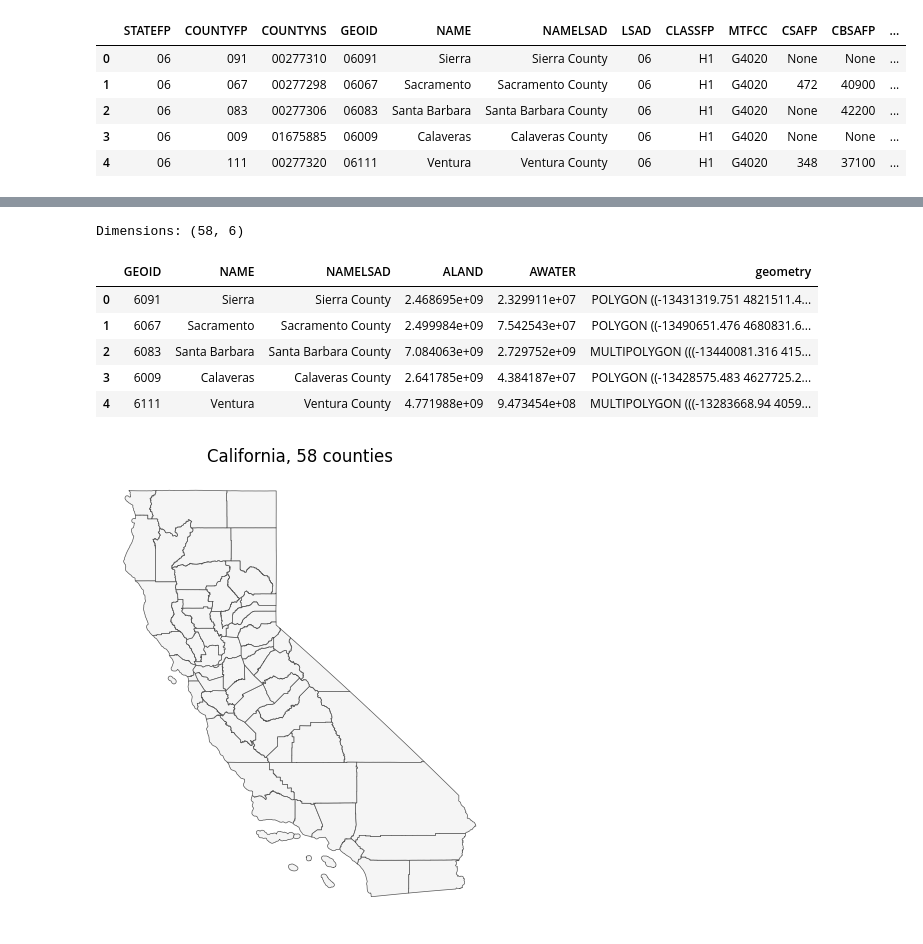
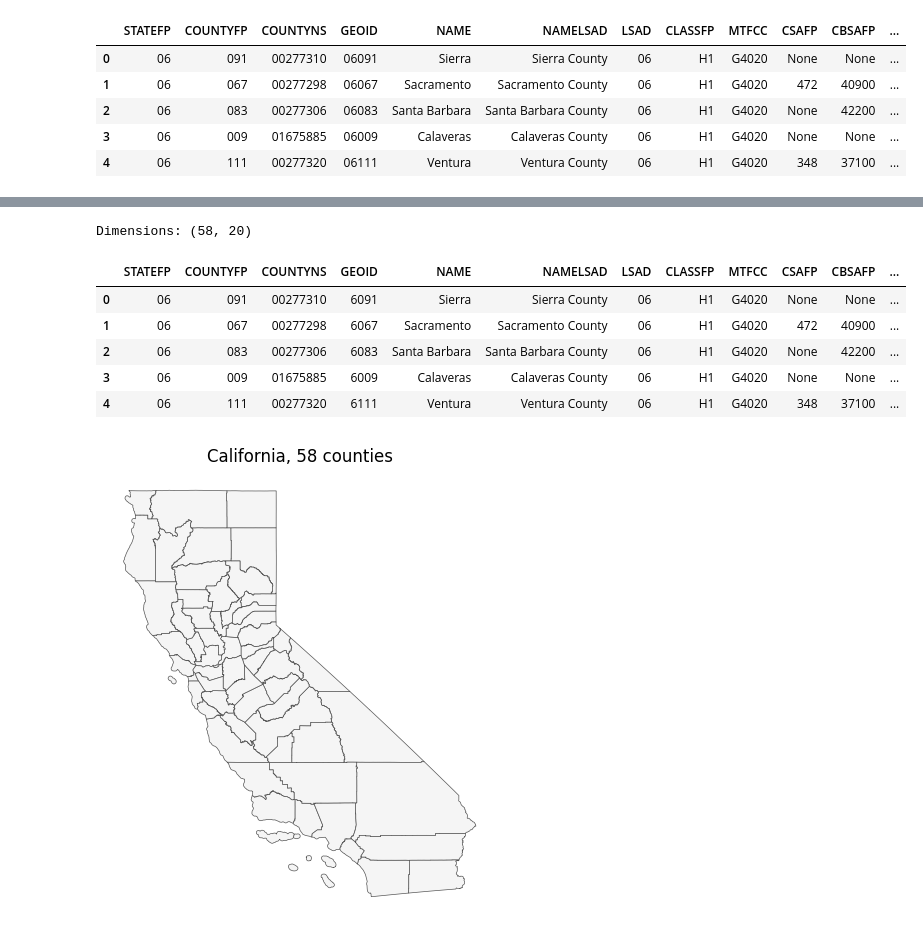
Before and after one commit to HowardChen0211/gisPy, a Jupyter notebook: ProblemSets_map.ipynb, the cells around one changed output, grey strips where cells are left out. Drawn from its saved outputs; the diff is of its cells as text; code cells hidden in the pictures.

```diff
--- a/ProblemSets_map.ipynb
+++ b/ProblemSets_map.ipynb
@@ -23,9 +22,10 @@ import os, zipfile
 import pandas as pd
 import matplotlib.pyplot as plt
 import seaborn as sns
-import geopandas as gpd # gis/maps
+import geopandas as gpd # # GIS / maps
+import mapclassify  # required by geopandas for scheme="quantiles"
 
-import mapclassify # need for thematic map classification
+pd.set_option("display.float_format", "{:,.2f}".format)
 
 # will display all output not just last command
 from IPython.core.interactiveshell import InteractiveShell
@@ -70,0 +67,6 @@ CA_Places_Boundaries.zip    CA_State.cpg
+# %%
+state = gpd.read_file("CA_State.shp")
+counties = gpd.read_file("CA_Counties.shp")
+cities = gpd.read_file("CA_Places.shp")
+
+print("State:", state.shape, "| Counties:", counties.shape, "| Places:", cities.shape)
@@ -157,21 +143,17 @@ Index(['STATEFP', 'COUNTYFP', 'COUNTYNS', 'GEOID', 'NAME', 'NAMELSAD', 'LSAD',
 # %%
-# Select the column I need
-cols = ["GEOID", "NAME", "NAMELSAD", "ALAND", "AWATER", "geometry"]
-counties = ca_counties[cols].copy() # don't alter the original data
-
 # Convert the GEOID dtypes
-counties["GEOID"] = counties["GEOID"].astype(int)
+counties["GEOID"] = counties["GEOID"].astype(int) # "06001" -> 6001, to match ACS FIPS
 
 print("Dimensions:", counties.shape)
 counties.head()
 # %% [output]
-Dimensions: (58, 6)
+Dimensions: (58, 20)
-|  | GEOID | NAME | NAMELSAD | ALAND | AWATER | geometry |
-| 0 | 6091 | Sierra | Sierra County | 2.468695e+09 | 2.329911e+07 | POLYGON ((-13431319.751 4821511.4... |
-| 1 | 6067 | Sacramento | Sacramento County | 2.499984e+09 | 7.542543e+07 | POLYGON ((-13490651.476 4680831.6... |
-| 2 | 6083 | Santa Barbara | Santa Barbara County | 7.084063e+09 | 2.729752e+09 | MULTIPOLYGON (((-13440081.316 415... |
-| 3 | 6009 | Calaveras | Calaveras County | 2.641785e+09 | 4.384187e+07 | POLYGON ((-13428575.483 4627725.2... |
-| 4 | 6111 | Ventura | Ventura County | 4.771988e+09 | 9.473454e+08 | MULTIPOLYGON (((-13283668.94 4059... |
+|  | STATEFP | COUNTYFP | COUNTYNS | GEOID | NAME | NAMELSAD | LSAD | CLASSFP | MTFCC | CSAFP | CBSAFP | ... |
+| 0 | 06 | 091 | 00277310 | 6091 | Sierra | Sierra County | 06 | H1 | G4020 | None | None | ... |
+| 1 | 06 | 067 | 00277298 | 6067 | Sacramento | Sacramento County | 06 | H1 | G4020 | 472 | 40900 | ... |
+| 2 | 06 | 083 | 00277306 | 6083 | Santa Barbara | Santa Barbara County | 06 | H1 | G4020 | None | 42200 | ... |
+| 3 | 06 | 009 | 01675885 | 6009 | Calaveras | Calaveras County | 06 | H1 | G4020 | None | None | ... |
+| 4 | 06 | 111 | 00277320 | 6111 | Ventura | Ventura County | 06 | H1 | G4020 | 348 | 37100 | ... |
 # %%
 fig, ax = plt.subplots(figsize=(5, 6))
 counties.plot(ax=ax, color="#f5f5f5", edgecolor="#555555", linewidth=0.5)
```
Also changed, not shown: parts of 75 cells of this notebook.
